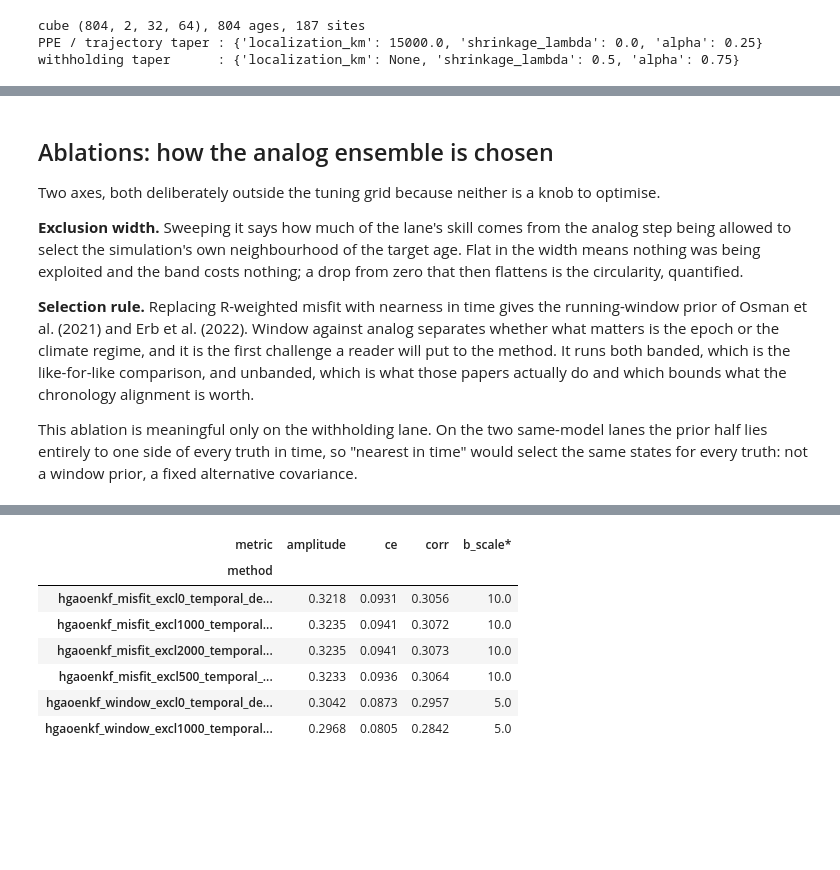
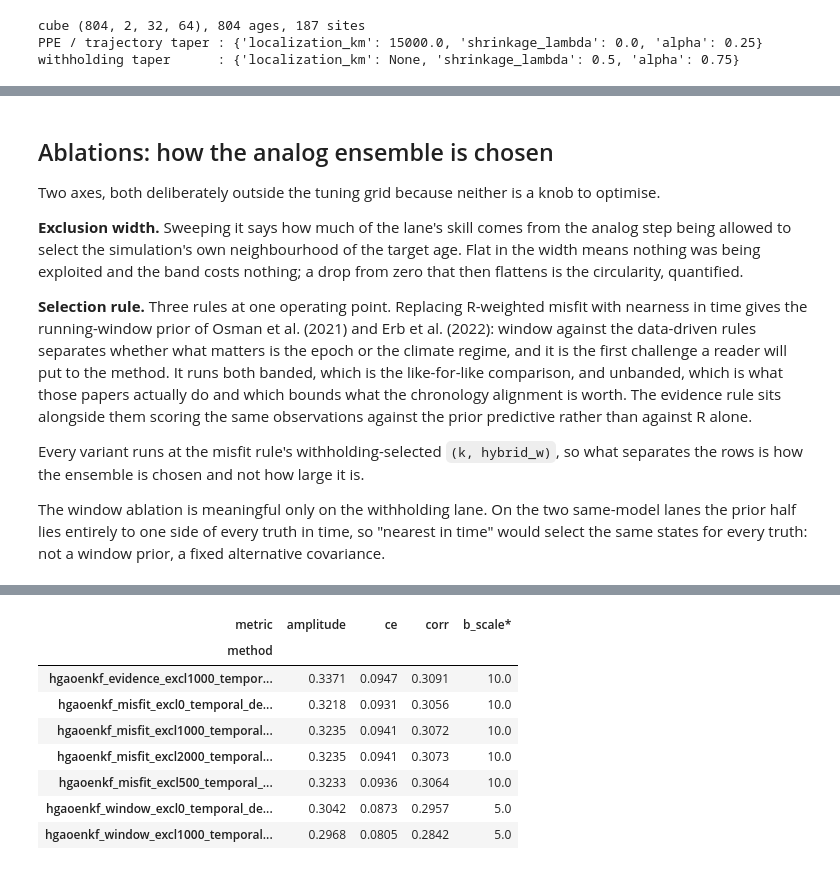
Before and after one commit to evgeni-g-georgiev/sparse_paleoclimate_field_reconstruction, a Jupyter notebook: notebooks/10_hgaoenkf.ipynb, the cells around one changed output, grey strips where cells are left out. Drawn from its saved outputs; the diff is of its cells as text; code cells hidden in the pictures; blank space fills up the shorter version.

```diff
--- a/notebooks/10_hgaoenkf.ipynb
+++ b/notebooks/10_hgaoenkf.ipynb
@@ -147,24 +185,27 @@ The withholding lane dominates. If that is too long, the lever is `K_GRID`: drop
 being able to show a divergent one. The check below re-measures rather than trusting these
 numbers, since they depend on the machine.
 # %%
-COST_CHECK = True     # one config on each lane, to size the grid before committing to it
+COST_CHECK = False    # one config on each lane, to size the grid before committing to it
 
 if COST_CHECK:
     tmp = OUT / "_cost_check"
     shutil.rmtree(tmp, ignore_errors=True)
-    for lane, fn, obs, taper, kw in (
-        ("ppe", ex.run_hgaoenkf_ppe_grid, long_ppe, TAPER_PPE,
-         dict(n_noise=5, truth_stride=10)),
-        ("withholding", ex.run_hgaoenkf_withholding_grid, long_wh, TAPER_WH,
-         dict(k_folds=5)),
-    ):
-        t0 = time.time()
-        fn(cube, ages, lats, lons, valid, obs, str(tmp / lane),
-           k_grid=(K_APRIORI,), hybrid_w_grid=(W_APRIORI,), **taper, **kw)
-        # A one-point grid still runs the winner pass, so halve it for the per-config cost.
-        per = (time.time() - t0) / 2
-        print(f"\n{lane}: {per:.0f}s per config -> {len(K_GRID) * len(W_GRID)} configs "
-              f"~ {(len(K_GRID) * len(W_GRID) + 1) * per / 60:.0f} min\n")
+    for rule in RUN_RULES:
+        for lane, fn, obs, taper, kw in (
+            ("ppe", ex.run_hgaoenkf_ppe_grid, long_ppe, TAPER_PPE,
+             dict(n_noise=5, truth_stride=10)),
+            ("withholding", ex.run_hgaoenkf_withholding_grid, long_wh, TAPER_WH,
+             dict(k_folds=5)),
+        ):
+            t0 = time.time()
+            fn(cube, ages, lats, lons, valid, obs, str(tmp / rule / lane),
+               k_grid=(K_APRIORI,), hybrid_w_grid=(W_APRIORI,), selection=rule,
+               **taper, **kw)
+            # A one-point grid still runs the winner pass, so halve it for the per-config cost.
+            per = (time.time() - t0) / 2
+            print(f"{rule} / {lane}: {per:.0f}s per config -> "
+                  f"{len(K_GRID) * len(W_GRID)} configs "
+                  f"~ {(len(K_GRID) * len(W_GRID) + 1) * per / 60:.0f} min")
     shutil.rmtree(tmp, ignore_errors=True)
 else:
     print("cost check off")
@@ -463,28 +542,35 @@ step being allowed to select the simulation's own neighbourhood of the target ag
 the width means nothing was being exploited and the band costs nothing; a drop from zero
 that then flattens is the circularity, quantified.
 
-**Selection rule.** Replacing R-weighted misfit with nearness in time gives the
-running-window prior of Osman et al. (2021) and Erb et al. (2022). Window against analog
-separates whether what matters is the epoch or the climate regime, and it is the first
-challenge a reader will put to the method. It runs both banded, which is the like-for-like
-comparison, and unbanded, which is what those papers actually do and which bounds what the
-chronology alignment is worth.
+**Selection rule.** Three rules at one operating point. Replacing R-weighted misfit with
+nearness in time gives the running-window prior of Osman et al. (2021) and Erb et al.
+(2022): window against the data-driven rules separates whether what matters is the epoch or
+the climate regime, and it is the first challenge a reader will put to the method. It runs
+both banded, which is the like-for-like comparison, and unbanded, which is what those papers
+actually do and which bounds what the chronology alignment is worth. The evidence rule sits
+alongside them scoring the same observations against the prior predictive rather than
+against R alone.
 
-This ablation is meaningful only on the withholding lane. On the two same-model lanes the
-prior half lies entirely to one side of every truth in time, so "nearest in time" would
+Every variant runs at the misfit rule's withholding-selected `(k, hybrid_w)`, so what
+separates the rows is how the ensemble is chosen and not how large it is.
+
+The window ablation is meaningful only on the withholding lane. On the two same-model lanes
+the prior half lies entirely to one side of every truth in time, so "nearest in time" would
 select the same states for every truth: not a window prior, a fixed alternative covariance.
 # %%
-if RUN_ABLATIONS and K_WH is None:
-    raise RuntimeError("the ablations run at the withholding-selected (k, hybrid_w); "
-                       "run the withholding grid first")
+if RUN_ABLATIONS and ANALOG_MISFIT not in K_WH:
+    raise RuntimeError("the ablations run at the misfit rule's withholding-selected "
+                       "(k, hybrid_w); run the withholding grid first")
 
 if RUN_ABLATIONS:
+    k_abl, w_abl = K_WH[ANALOG_MISFIT], W_WH[ANALOG_MISFIT]
     shutil.rmtree(HG_ABL, ignore_errors=True)
-    print(f"[hgaoenkf] withholding ablations at k={K_WH}, hybrid_w={W_WH}")
+    print(f"[hgaoenkf] withholding ablations at k={k_abl}, hybrid_w={w_abl}")
     ex.run_hgaoenkf_withholding_variants(
         cube, ages, lats, lons, valid, long_wh, str(HG_ABL),
-        k=K_WH, hybrid_w=W_WH, misfit_exclude=ex.EXCLUDE_YR_GRID,
-        window_exclude=(0.0, EXCLUDE_YR), k_folds=5, progress_every=1, **TAPER_WH)
+        k=k_abl, hybrid_w=w_abl, misfit_exclude=ex.EXCLUDE_YR_GRID,
+        window_exclude=(0.0, EXCLUDE_YR), evidence_exclude=(EXCLUDE_YR,),
+        k_folds=5, progress_every=1, **TAPER_WH)
 else:
     print("[hgaoenkf] ablations off; reading the last run")
 
@@ -515,6 +602,7 @@ display(tab.round(4))
 Withholding test split, each variant at its own selected b_scale:
 | metric | amplitude | ce | corr | b_scale* |
 | method |  |  |  |  |
+| hgaoenkf_evidence_excl1000_tempor... | 0.3371 | 0.0947 | 0.3091 | 10.0 |
 | hgaoenkf_misfit_excl0_temporal_de... | 0.3218 | 0.0931 | 0.3056 | 10.0 |
 | hgaoenkf_misfit_excl1000_temporal... | 0.3235 | 0.0941 | 0.3072 | 10.0 |
 | hgaoenkf_misfit_excl2000_temporal... | 0.3235 | 0.0941 | 0.3073 | 10.0 |
```
Also changed, not shown: parts of 17 cells of this notebook.
